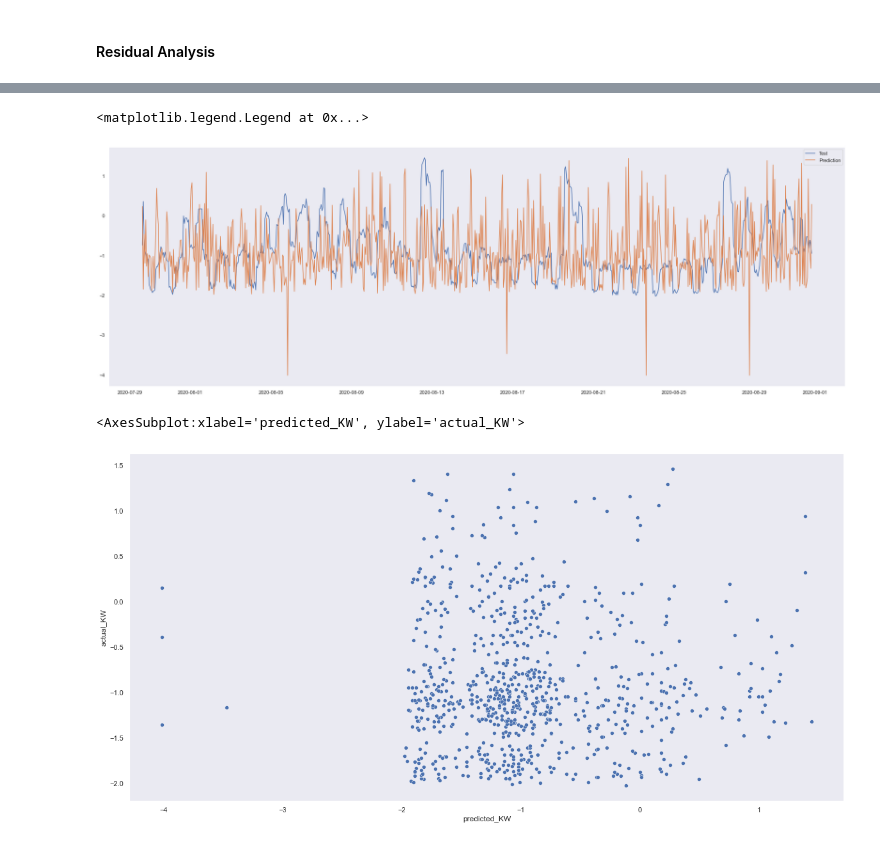
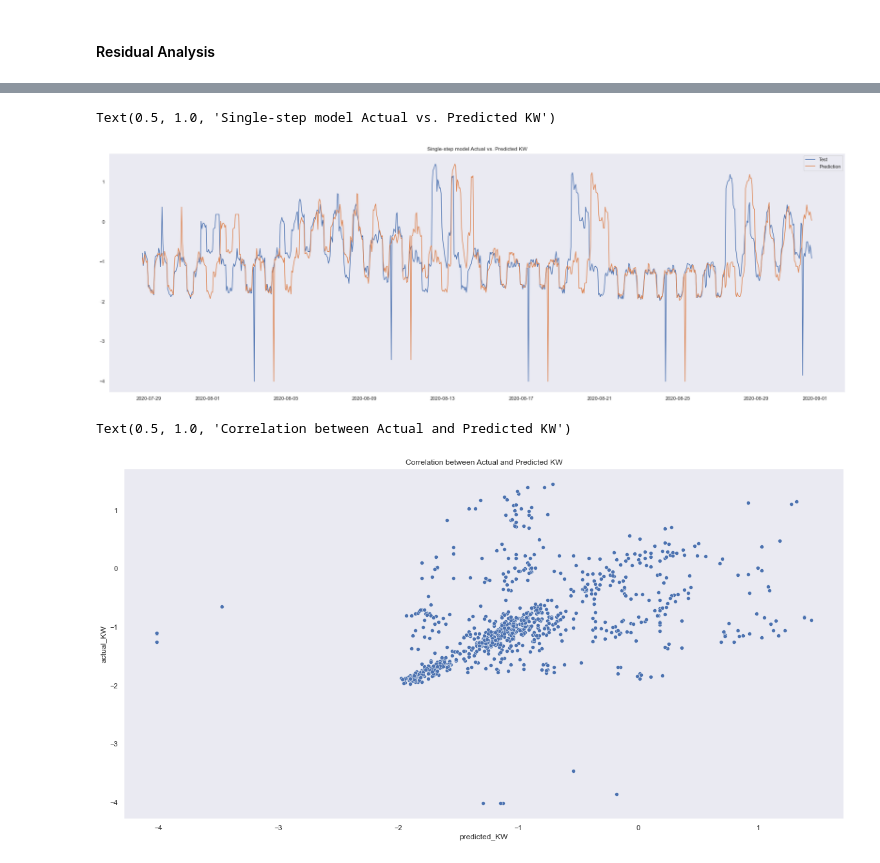
Before and after one commit to singhshraddha/ss-iotfunctions, a Jupyter notebook: notebooks/CognioForecastingKeras-RNN.ipynb, the cells around one changed output, grey strips where cells are left out. Drawn from its saved outputs; the diff is of its cells as text; code cells hidden in the pictures.

Commit message:
fixed residual analysis

```diff
--- a/notebooks/CognioForecastingKeras-RNN.ipynb
+++ b/notebooks/CognioForecastingKeras-RNN.ipynb
@@ -232,0 +229,30 @@ df_freq.head()
+# %%
+n = int(len(df_freq)*0.7)
+df_freq.loc[:, ('hour_of_day')] = date_time.hour
+df_freq['hour_of_day'] = df_freq['hour_of_day'].shift(-24)
+
+df_freq.loc[:, ('day_of_week')] = date_time.weekday
+df_freq['day_of_week'] = df_freq['day_of_week'].shift(-24)
+
+df_freq = df_freq.dropna()
+
+# 1. one hot encode hour of day
+hour_categories = [f'hour_{n}' for n in range(24)]
+enc_hour = preprocessing.OneHotEncoder()
+enc_hour.fit(df_freq['hour_of_day'].values[:n].reshape(-1,1))
+a = enc_hour.transform(df_freq['hour_of_day'].values.reshape(-1,1)).toarray()
+df_hour = pd.DataFrame(data=a,columns=hour_categories)
+df_hour.index = df_freq.index
+df_freq.pop('hour_of_day')
+
+# 2. one hot encode day of week
+weekday_categories = [f'weekday_{n}' for n in range(7)]
+enc = preprocessing.OneHotEncoder()
+enc.fit(df_freq['day_of_week'].values[:n].reshape(-1,1))
+a = enc.transform(df_freq['day_of_week'].values.reshape(-1,1)).toarray()
+df_weekday = pd.DataFrame(data=a,columns=weekday_categories)
+df_weekday.index = df_freq.index
+df_freq.pop('day_of_week')
+
+
+df_freq = pd.concat([df_freq,df_hour,df_weekday], axis=1)
@@ -410,7 +446,7 @@ def make_dataset(self, data):
         targets=None,
         sequence_length=self.total_window_size,
         sequence_stride=1,
-        shuffle=True,
+        shuffle=False,
         batch_size=32,)
 
     ds = ds.map(self.split_window)
@@ -478,8 +514,8 @@ def compile_and_fit(model, window, patience=2):
 
 The simplest model you can build on this sort of data is one that predicts a single feature's value—1 time step (determined by SHIFT) into the future based only on the current conditions
 # %%
-LABEL_WIDTH = 24
-INPUT_WIDTH = 24
+LABEL_WIDTH = 1
+INPUT_WIDTH = 1
 SHIFT = forecast_days*data_frequency_num_points
 single_step_window = WindowGenerator(input_width=INPUT_WIDTH, label_width=LABEL_WIDTH, shift=SHIFT,
                      label_columns=['KW'])
@@ -790,3 +838,6 @@ sns.scatterplot(x='predicted_KW', y='actual_KW', data=residuals_df)
+# %%
+res_ss_model = baseline
+num_ss_predicted = len(res_ss_model.predict(single_step_window.test))
 # %%
 residuals_ss_df = pd.DataFrame(list(test_df.index)[-num_ss_predicted:], columns=['DATETIME'])
 residuals_ss_df['predicted_KW'] = res_ss_model.predict(single_step_window.test, verbose=0)[:, 0].reshape(1, -1)[0]
@@ -796,16 +883,18 @@ residuals_ss_df.set_index('DATETIME', inplace=True)
 # %%
 plt.figure(figsize=(30,10))
-plt.plot(residuals_ss_df['actual_KW'], label="Test")
+plt.plot(residuals_ss_df['actual_KW'],label="Test")
 plt.plot(residuals_ss_df['predicted_KW'], label="Prediction")
 #plt.plot(residuals_ss_df['residuals'], label="residuals")
 plt.legend(loc = 'best')
+plt.title("Single-step model Actual vs. Predicted KW")
 # %% [output]
-<matplotlib.legend.Legend at 0x...>
+Text(0.5, 1.0, 'Single-step model Actual vs. Predicted KW')
-[figure, old version]
+[figure, new version]
 # %%
 #correlation between predicted and actual KW
 plot_size = (5, 5)
 sns.scatterplot(x='predicted_KW', y='actual_KW', data=residuals_ss_df)
+plt.title("Correlation between Actual and Predicted KW")
 # %% [output]
-<AxesSubplot:xlabel='predicted_KW', ylabel='actual_KW'>
+Text(0.5, 1.0, 'Correlation between Actual and Predicted KW')
-[figure, old version]
+[figure, new version]
```
Also changed, not shown: parts of 47 cells of this notebook, 1 other file.
